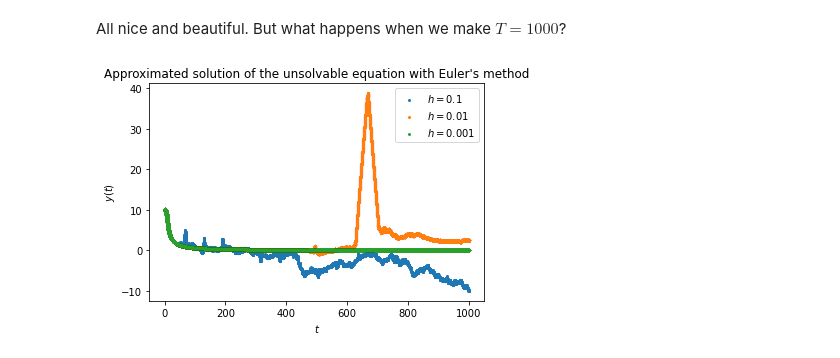
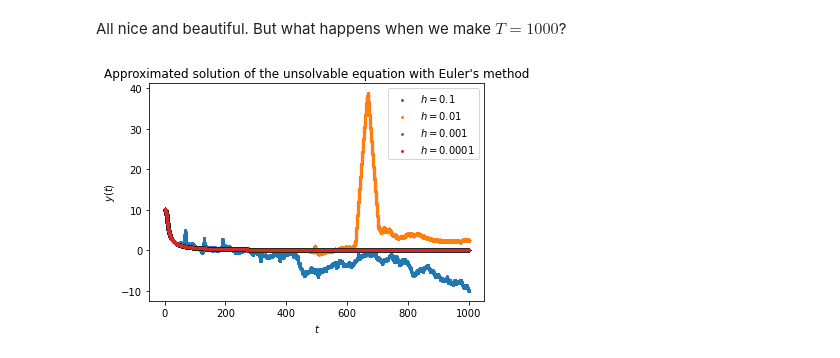
Before and after one commit to sandromikautadze/ode-solver, a Jupyter notebook: ode-solver.ipynb, the cells around one changed output. Saved outputs shown, nothing was run; the diff lists cells and outputs as text; code cells hidden in the pictures.

```diff
--- a/ode-solver.ipynb
+++ b/ode-solver.ipynb
@@ -260,24 +260,27 @@ All nice and beautiful. But what happens when we make $T = 1000$?
 # %%
 #constant
 t0 = 0
 y0 = 10
 T = 1000
 h1 = 0.1
 h2 = 0.01
 h3 = 0.001
+h4 = 0.0001
 
 time1, y_approx1 = euler(unsolvable, t0, y0, T, h1)
 time2, y_approx2 = euler(unsolvable, t0, y0, T, h2)
 time3, y_approx3 = euler(unsolvable, t0, y0, T, h3)
+time4, y_approx4 = euler(unsolvable, t0, y0, T, h4)
 
 plt.scatter(time1, y_approx1, marker = ".", label = "$h = 0.1$", linewidth = 0.02)
 plt.scatter(time2, y_approx2, marker = ".", label = "$h = 0.01$", linewidth = 0.02)
 plt.scatter(time3, y_approx3, marker = ".", label = "$h = 0.001$", linewidth = 0.02)
+plt.scatter(time4, y_approx4, marker = ".", label = "$h = 0.0001$", linewidth = 0.02)
 plt.xlabel("$t$")
 plt.ylabel("$y(t)$")
 plt.title("Approximated solution of the unsolvable equation with Euler's method")
 plt.legend()
 plt.show()
 # %% [output]
-[figure, old version]
+[figure, new version]
 # %% [markdown]
```
Also changed, not shown: parts of 7 cells of this notebook.
